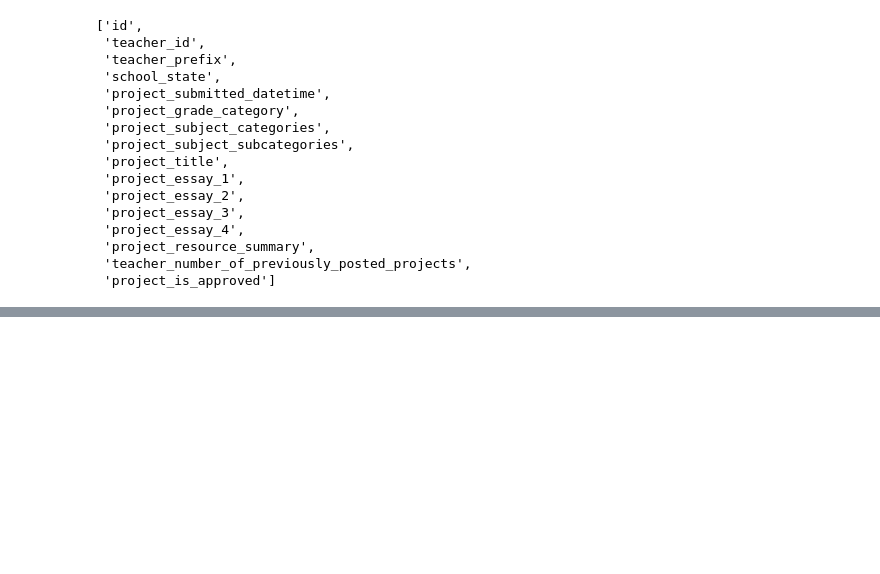
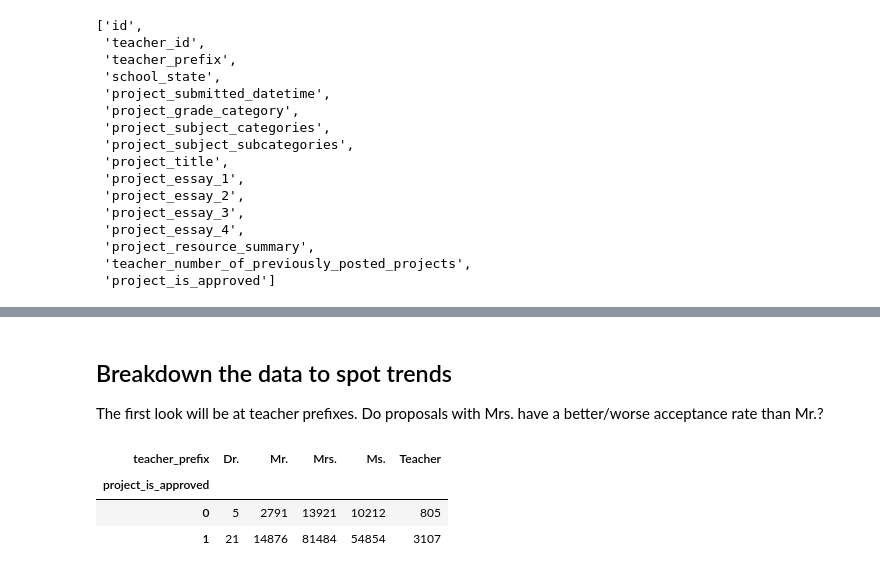
Before and after one commit to aaronpenne/machine_learning_nanodegree, a Jupyter notebook: donorschoose.ipynb, the cells around one changed output, grey strips where cells are left out. Saved outputs shown, nothing was run; the diff lists cells and outputs as text; code cells hidden in the pictures; blank space fills up the shorter version.

```diff
--- a/donorschoose.ipynb
+++ b/donorschoose.ipynb
@@ -97,0 +163,11 @@ df.head()
+# %% [markdown]
+## Breakdown the data to spot trends
+The first look will be at teacher prefixes. Do proposals with Mrs. have a better/worse acceptance rate than Mr.?
+# %%
+dp = df.pivot_table(columns='teacher_prefix', index='project_is_approved', values='id', aggfunc='count')
+dp
+# %% [output]
+| teacher_prefix | Dr. | Mr. | Mrs. | Ms. | Teacher |
+| project_is_approved |  |  |  |  |  |
+| 0 | 5 | 2791 | 13921 | 10212 | 805 |
+| 1 | 21 | 14876 | 81484 | 54854 | 3107 |
```
Also changed, not shown: parts of 26 cells of this notebook.
